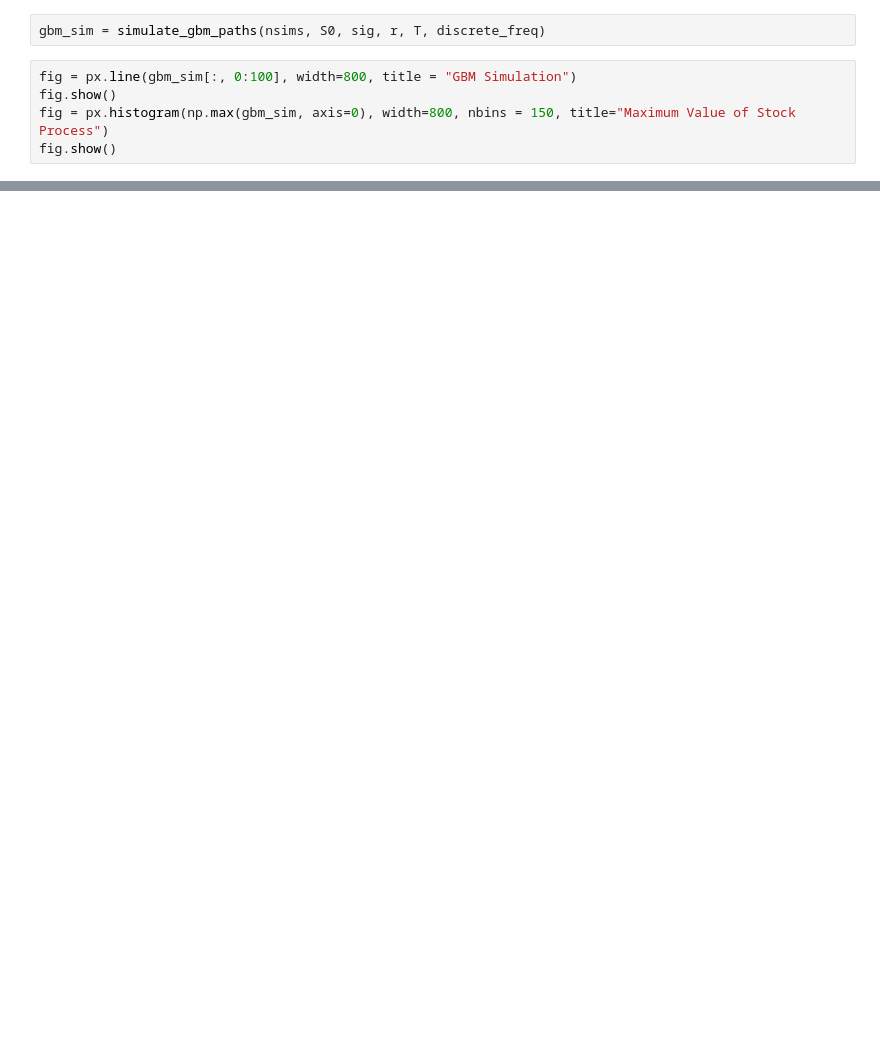
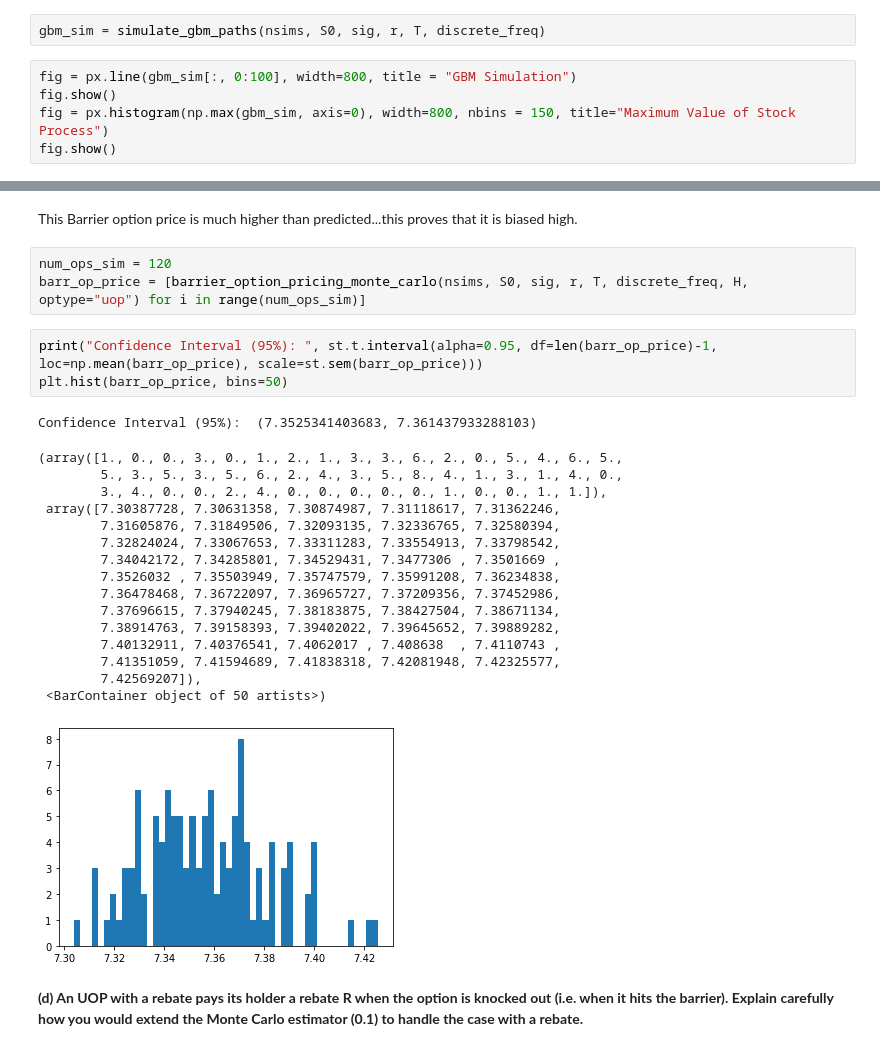
Before and after one commit to sidiyer00/SIT-Courses, a Jupyter notebook: FE 621 Computational Finance/HW4/hw4 - siddharth iyer.ipynb, the cells around one changed output, grey strips where cells are left out. Saved outputs shown, nothing was run; the diff lists cells and outputs as text; blank space fills up the shorter version.

```diff
--- a/FE 621 Computational Finance/HW4/hw4 - siddharth iyer.ipynb
+++ b/FE 621 Computational Finance/HW4/hw4 - siddharth iyer.ipynb
@@ -67,0 +85,28 @@ barrier_option_pricing_monte_carlo(nsims, S0, sig, r, T, discrete_freq, H, optyp
+# %% [markdown]
+This Barrier option price is much higher than predicted...this proves that it is biased high.
+# %%
+num_ops_sim = 120
+barr_op_price = [barrier_option_pricing_monte_carlo(nsims, S0, sig, r, T, discrete_freq, H, optype="uop") for i in range(num_ops_sim)]
+# %%
+print("Confidence Interval (95%): ", st.t.interval(alpha=0.95, df=len(barr_op_price)-1, loc=np.mean(barr_op_price), scale=st.sem(barr_op_price)))
+plt.hist(barr_op_price, bins=50)
+# %% [output]
+Confidence Interval (95%):  (7.3525341403683, 7.361437933288103)
+(array([1., 0., 0., 3., 0., 1., 2., 1., 3., 3., 6., 2., 0., 5., 4., 6., 5.,
+        5., 3., 5., 3., 5., 6., 2., 4., 3., 5., 8., 4., 1., 3., 1., 4., 0.,
+        3., 4., 0., 0., 2., 4., 0., 0., 0., 0., 0., 1., 0., 0., 1., 1.]),
+ array([7.30387728, 7.30631358, 7.30874987, 7.31118617, 7.31362246,
+        7.31605876, 7.31849506, 7.32093135, 7.32336765, 7.32580394,
+        7.32824024, 7.33067653, 7.33311283, 7.33554913, 7.33798542,
+        7.34042172, 7.34285801, 7.34529431, 7.3477306 , 7.3501669 ,
+        7.3526032 , 7.35503949, 7.35747579, 7.35991208, 7.36234838,
+        7.36478468, 7.36722097, 7.36965727, 7.37209356, 7.37452986,
+        7.37696615, 7.37940245, 7.38183875, 7.38427504, 7.38671134,
+        7.38914763, 7.39158393, 7.39402022, 7.39645652, 7.39889282,
+        7.40132911, 7.40376541, 7.4062017 , 7.408638  , 7.4110743 ,
+        7.41351059, 7.41594689, 7.41838318, 7.42081948, 7.42325577,
+        7.42569207]),
+ <BarContainer object of 50 artists>)
+[figure, added]
+# %% [markdown]
+**(d) An UOP with a rebate pays its holder a rebate R when the option is knocked out (i.e. when it hits the barrier). Explain carefully how you would extend the Monte Carlo estimator (0.1) to handle the case with a rebate.**
```
Also changed, not shown: parts of 32 cells of this notebook, 48 other files.
